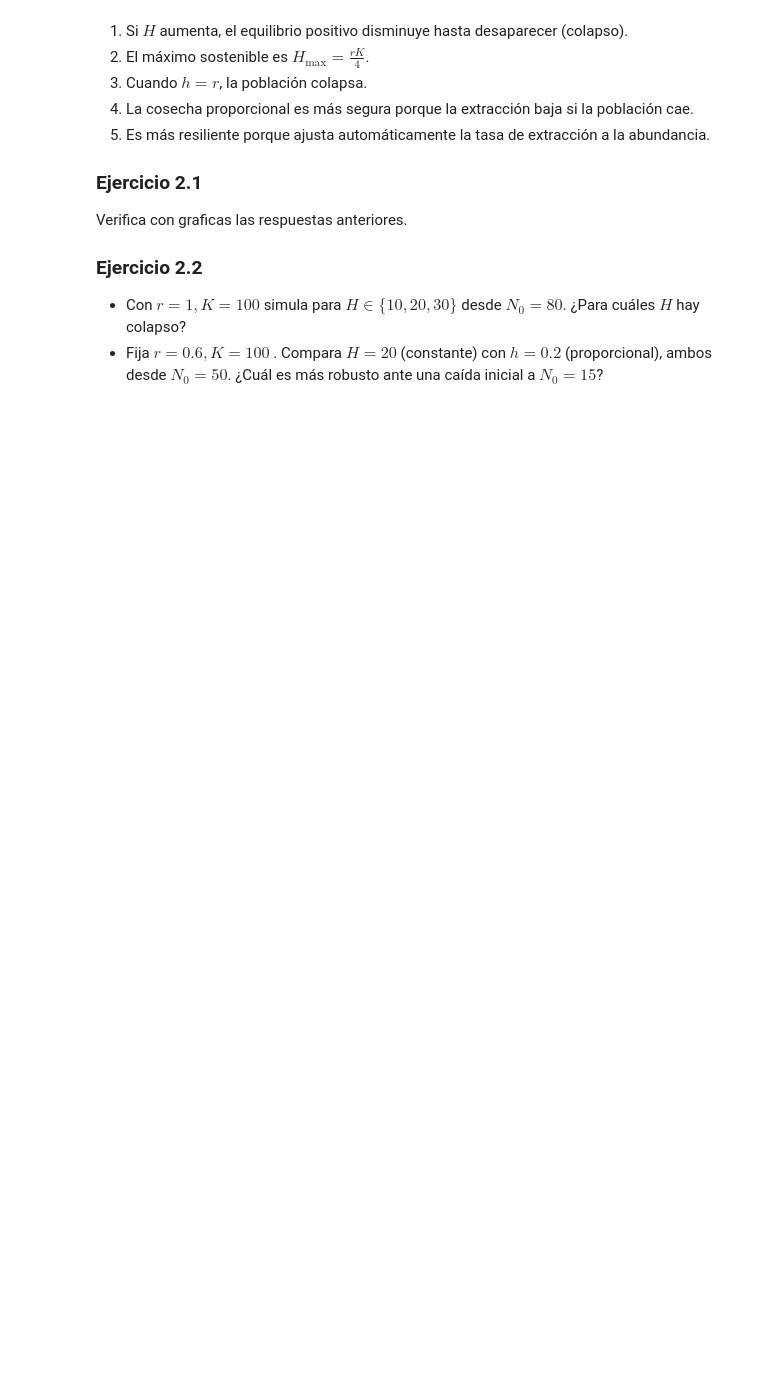
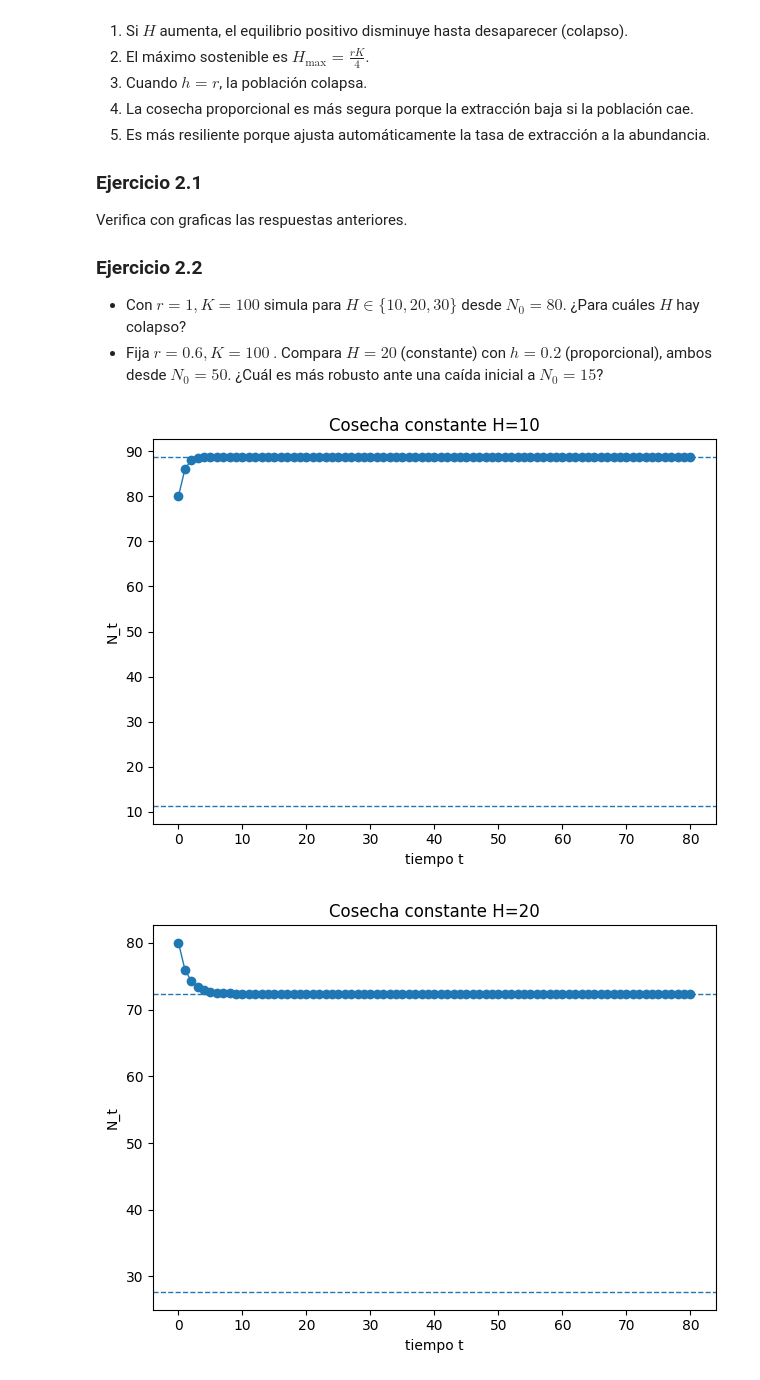
Before and after one commit to Analisis-y-Diseno-de-Algoritmos/Curso, a Jupyter notebook: Semana10_Poblaciones/Clase20_Ejercicios.ipynb, the cells around one changed output. Drawn from its saved outputs; the diff is of its cells as text; code cells hidden in the pictures; blank space fills up the shorter version.

Commit message:
Soluciones Clase 20

```diff
--- a/Semana10_Poblaciones/Clase20_Ejercicios.ipynb
+++ b/Semana10_Poblaciones/Clase20_Ejercicios.ipynb
@@ -133,3 +194,44 @@ Verifica con graficas las respuestas anteriores.
 
 - Con $r=1,K=100$ simula para $H\in\{10,20,30\}$ desde $N_0=80$. ¿Para cuáles $H$ hay colapso?
 - Fija $r=0.6,K=100$ . Compara $H=20$ (constante) con $h=0.2$ (proporcional), ambos desde $N_0=50$. ¿Cuál es más robusto ante una caída inicial a $N_0=15$?
+# %%
+def siguiente_pesca_cosecha_constante(N, r, K, H):
+    """Logístico discreto con cosecha constante H."""
+    return N + r * N * (1 - N / K) - H
+
+def siguiente_pesca_cosecha_proporcional(N, r, K, h):
+    """Logístico discreto con cosecha proporcional h."""
+    return N + r * N * (1 - N / K) - h * N
+
+# Ayudas para equilibrios
+def equilibrios_pesca_cosecha_constante(r, K, H):
+    """
+    Resuelve r N (1 - N/K) = H  -> (r/K) N^2 - r N + H = 0
+    Devuelve (N1, N2) ordenados si hay soluciones reales; si no, tuple().
+    """
+    a = r / K
+    b = -r
+    c = H
+    D = b*b - 4*a*c
+    if D < 0:
+        return tuple()
+    raiz = D**0.5
+    N1 = (-b - raiz) / (2*a)
+    N2 = (-b + raiz) / (2*a)
+    return (min(N1, N2), max(N1, N2))
+
+def equilibrio_pesca_cosecha_proporcional(r, K, h):
+    """Equilibrio positivo: K (1 - h/r) si h<r; si no, solo 0."""
+    return (0.0 if h >= r else K * (1 - h / r))
+# %%
+# Constante
+for H in [10, 20, 30]:
+    serie = iterar_dinamica(siguiente_pesca_cosecha_constante, x0=80, pasos=80, r=1.0, K=100, H=H)
+    graficar_serie(serie, f"Cosecha constante H={H}", equilibrios=equilibrios_pesca_cosecha_constante(1.0, 100.0, H))
+
+# Proporcional
+serie_prop = iterar_dinamica(siguiente_pesca_cosecha_proporcional, x0=50, pasos=80, r=0.6, K=100, h=0.2)
+graficar_serie(serie_prop, "Cosecha proporcional h=0.2", equilibrios=[equilibrio_pesca_cosecha_proporcional(0.6, 100.0, 0.2)])
+# %% [output]
+[figure, added]
+[figure, added]
```
Also changed, not shown: parts of 5 cells of this notebook.
